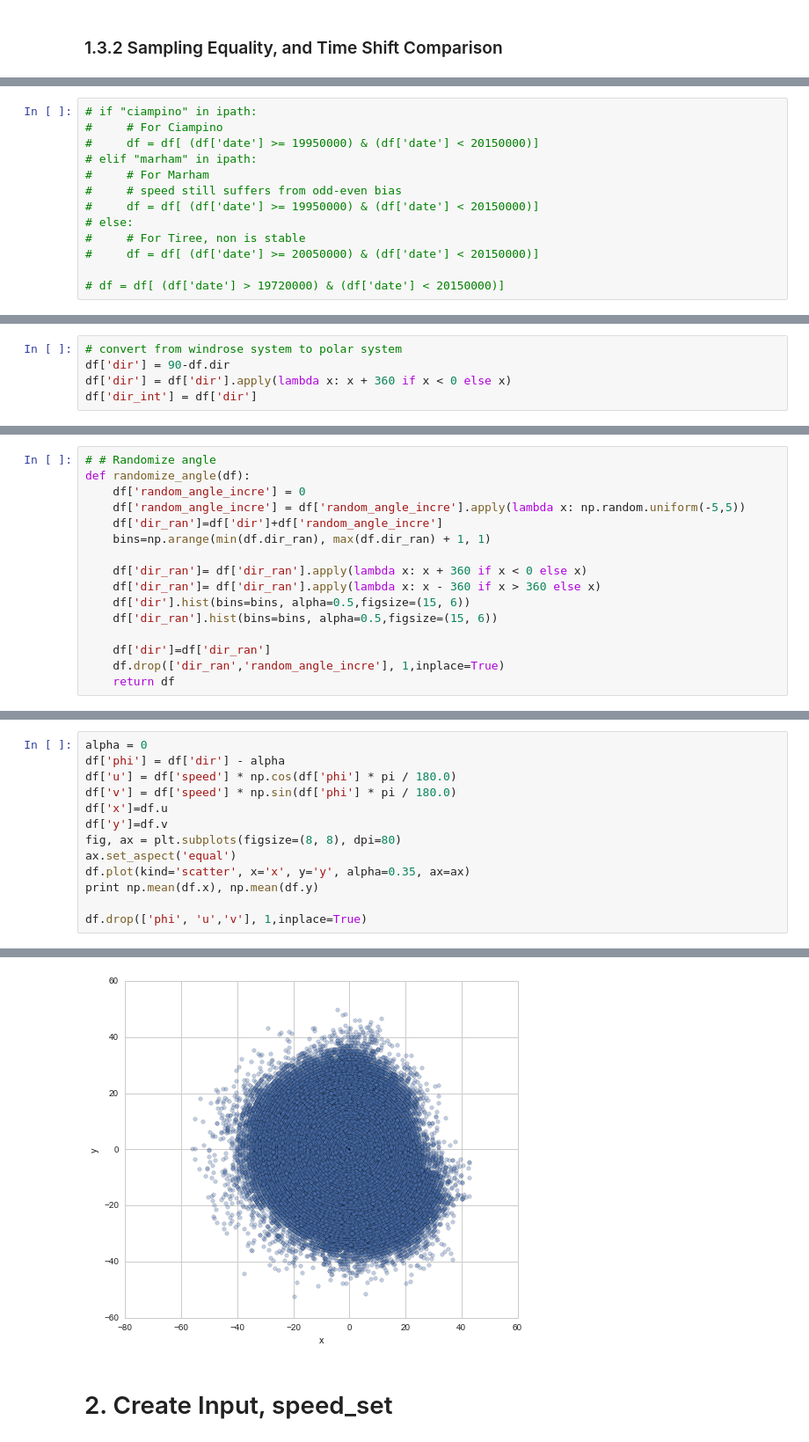
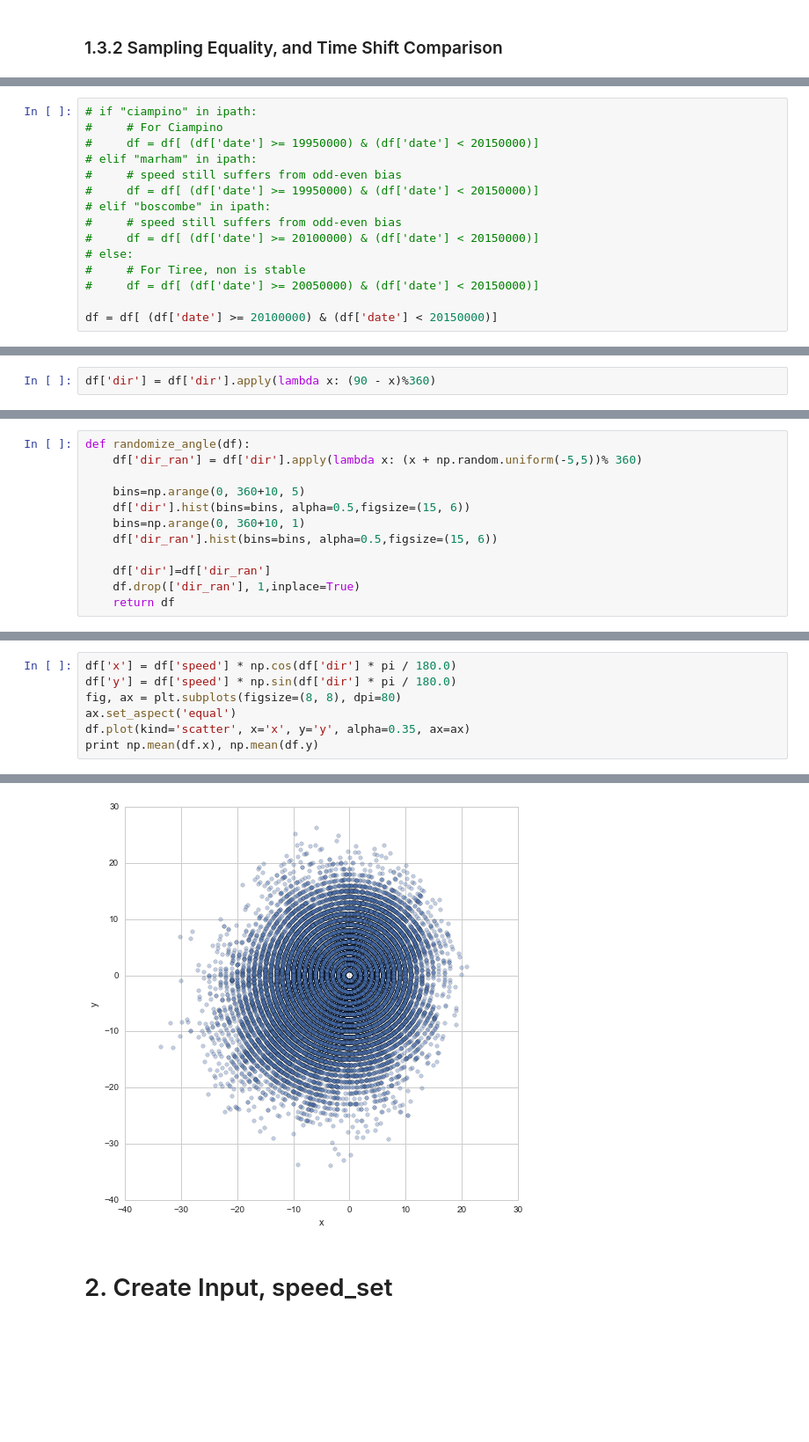
Before and after one commit to cqcn1991/Wind-Speed-Analysis, a Jupyter notebook: time_shift.ipynb, the cells around one changed output, grey strips where cells are left out. Shown at 88% size. Cells and saved outputs as stored; diff of their text form; blank space fills up the shorter version.

```diff
--- a/time_shift.ipynb
+++ b/time_shift.ipynb
@@ -249,11 +281,13 @@ def check_time_shift(df):
 #     # For Ciampino
 #     df = df[ (df['date'] >= 19950000) & (df['date'] < 20150000)]
 # elif "marham" in ipath:
-#     # For Marham
 #     # speed still suffers from odd-even bias
 #     df = df[ (df['date'] >= 19950000) & (df['date'] < 20150000)]
+# elif "boscombe" in ipath:
+#     # speed still suffers from odd-even bias
+#     df = df[ (df['date'] >= 20100000) & (df['date'] < 20150000)]
 # else:
 #     # For Tiree, non is stable
 #     df = df[ (df['date'] >= 20050000) & (df['date'] < 20150000)]
 
-# df = df[ (df['date'] > 19720000) & (df['date'] < 20150000)]
+df = df[ (df['date'] >= 20100000) & (df['date'] < 20150000)]
@@ -297,5 +332,0 @@ plt.show()
-# %%
-# convert from windrose system to polar system
-df['dir'] = 90-df.dir
-df['dir'] = df['dir'].apply(lambda x: x + 360 if x < 0 else x)
-df['dir_int'] = df['dir']
@@ -302,3 +336,5 @@ df['dir_int'] = df['dir']
+# %%
+df['dir'] = df['dir'].apply(lambda x: (90 - x)%360)
 # %%
 df['dir'].value_counts().sort_index()
 # %% [output]
@@ -322,18 +361,14 @@ Name: dir, dtype: int64
 # %%
-# # Randomize angle
 def randomize_angle(df):
-    df['random_angle_incre'] = 0
-    df['random_angle_incre'] = df['random_angle_incre'].apply(lambda x: np.random.uniform(-5,5))
-    df['dir_ran']=df['dir']+df['random_angle_incre']
-    bins=np.arange(min(df.dir_ran), max(df.dir_ran) + 1, 1)
+    df['dir_ran'] = df['dir'].apply(lambda x: (x + np.random.uniform(-5,5))% 360)
 
-    df['dir_ran']= df['dir_ran'].apply(lambda x: x + 360 if x < 0 else x)
-    df['dir_ran']= df['dir_ran'].apply(lambda x: x - 360 if x > 360 else x)
+    bins=np.arange(0, 360+10, 5)
     df['dir'].hist(bins=bins, alpha=0.5,figsize=(15, 6))
+    bins=np.arange(0, 360+10, 1)
     df['dir_ran'].hist(bins=bins, alpha=0.5,figsize=(15, 6))
 
     df['dir']=df['dir_ran']
-    df.drop(['dir_ran','random_angle_incre'], 1,inplace=True)
+    df.drop(['dir_ran'], 1,inplace=True)
     return df
 # %%
 # Randomize the angle degree, to form a better KDE estimation
@@ -343,14 +381,8 @@ df = randomize_angle(df)
 # %%
-alpha = 0
-df['phi'] = df['dir'] - alpha
-df['u'] = df['speed'] * np.cos(df['phi'] * pi / 180.0)
-df['v'] = df['speed'] * np.sin(df['phi'] * pi / 180.0)
-df['x']=df.u
-df['y']=df.v
+df['x'] = df['speed'] * np.cos(df['dir'] * pi / 180.0)
+df['y'] = df['speed'] * np.sin(df['dir'] * pi / 180.0)
 fig, ax = plt.subplots(figsize=(8, 8), dpi=80)
 ax.set_aspect('equal')
 df.plot(kind='scatter', x='x', y='y', alpha=0.35, ax=ax)
 print np.mean(df.x), np.mean(df.y)
-
-df.drop(['phi', 'u','v'], 1,inplace=True)
 # %% [output]
@@ -358,4 +390,4 @@ df.drop(['phi', 'u','v'], 1,inplace=True)
-[figure, old version]
+[figure, new version]
 # %% [markdown]
 # 2. Create Input, speed_set
 # %%
```
Also changed, not shown: parts of 74 cells of this notebook, 10 other files.
